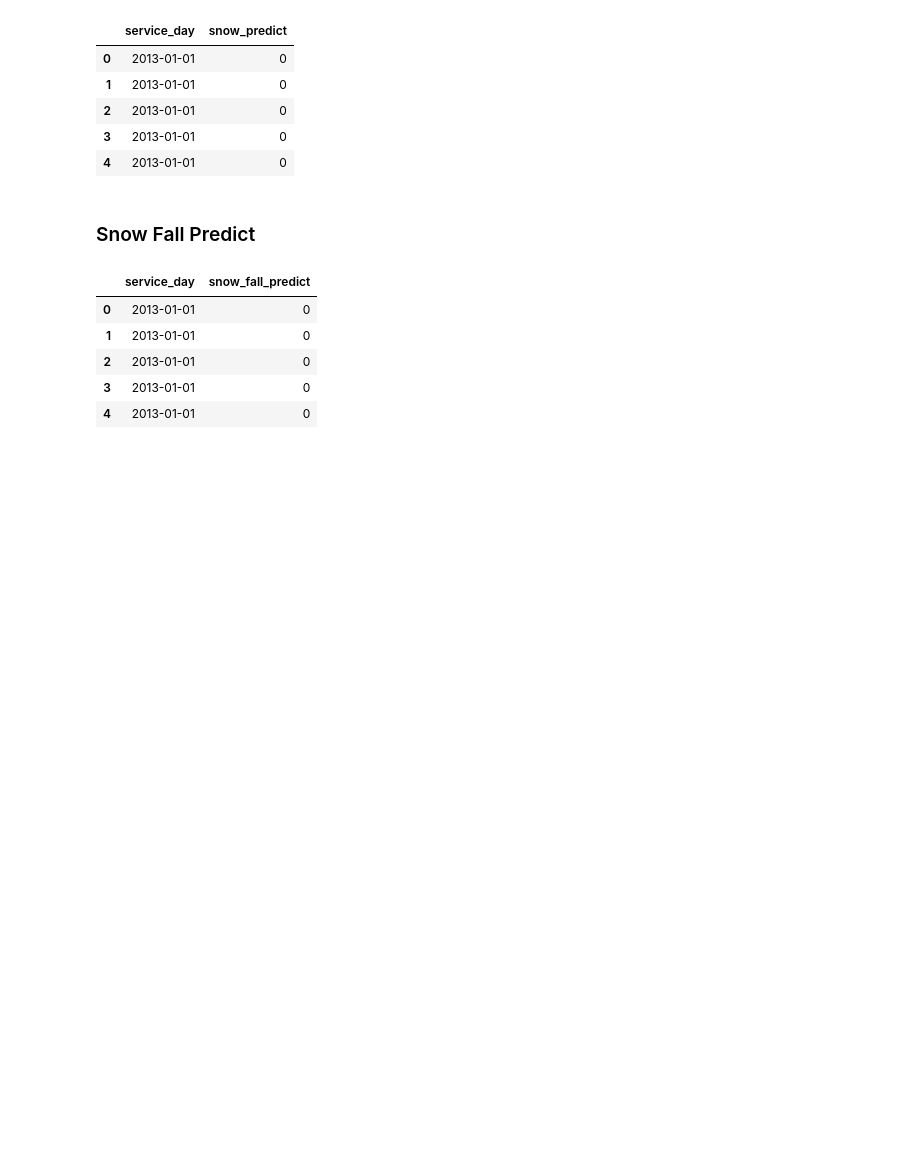
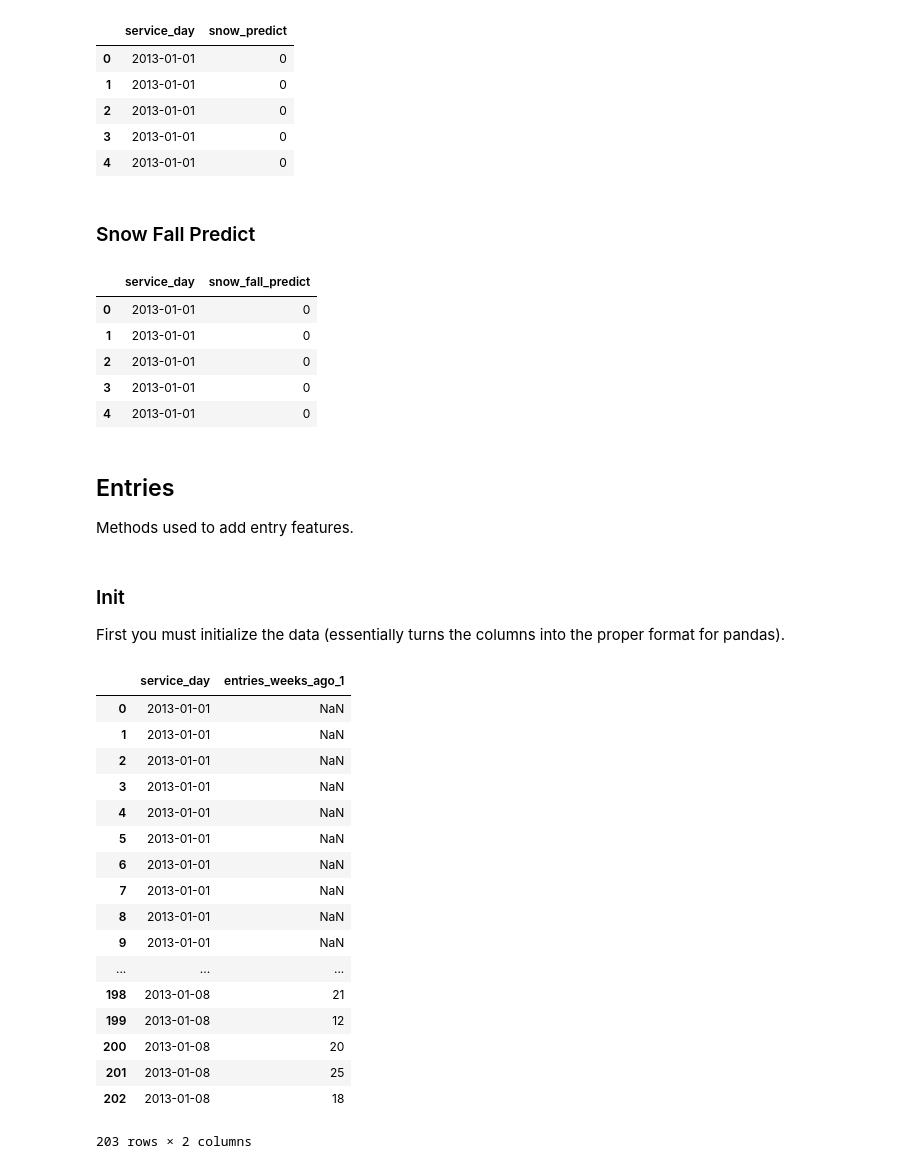
Before and after one commit to azampagl/harvard-capstone, a Jupyter notebook: src/features/example.ipynb, the cells around one changed output. Saved outputs shown, nothing was run; the diff lists cells and outputs as text; code cells hidden in the pictures; blank space fills up the shorter version.

Commit message:
Added entries package to the features library.

```diff
--- a/src/features/example.ipynb
+++ b/src/features/example.ipynb
@@ -243,3 +244,7 @@ data.ix[:,indices].head()
 | 2 | 2013-01-01 | 0 |
 | 3 | 2013-01-01 | 0 |
 | 4 | 2013-01-01 | 0 |
+# %% [markdown]
+## Entries ##
+
+Methods used to add entry features.
@@ -245,0 +259,32 @@ data.ix[:,indices].head()
+# %% [markdown]
+### Init ###
+
+First you must initialize the data (essentially turns the columns into the proper format for pandas).
+# %%
+original_data = entries.init(get_data())
+# %%
+data = entries.add_previous_week(original_data.copy())
+
+indices = [3]
+indices.extend(range(-1, 0))
+
+data.ix[:,indices]
+# %% [output]
+|  | service_day | entries_weeks_ago_1 |
+| 0 | 2013-01-01 | NaN |
+| 1 | 2013-01-01 | NaN |
+| 2 | 2013-01-01 | NaN |
+| 3 | 2013-01-01 | NaN |
+| 4 | 2013-01-01 | NaN |
+| 5 | 2013-01-01 | NaN |
+| 6 | 2013-01-01 | NaN |
+| 7 | 2013-01-01 | NaN |
+| 8 | 2013-01-01 | NaN |
+| 9 | 2013-01-01 | NaN |
+| ... | ... | ... |
+| 198 | 2013-01-08 | 21 |
+| 199 | 2013-01-08 | 12 |
+| 200 | 2013-01-08 | 20 |
+| 201 | 2013-01-08 | 25 |
+| 202 | 2013-01-08 | 18 |
+203 rows × 2 columns
```
Also changed, not shown: parts of 3 cells of this notebook, 2 other files.
